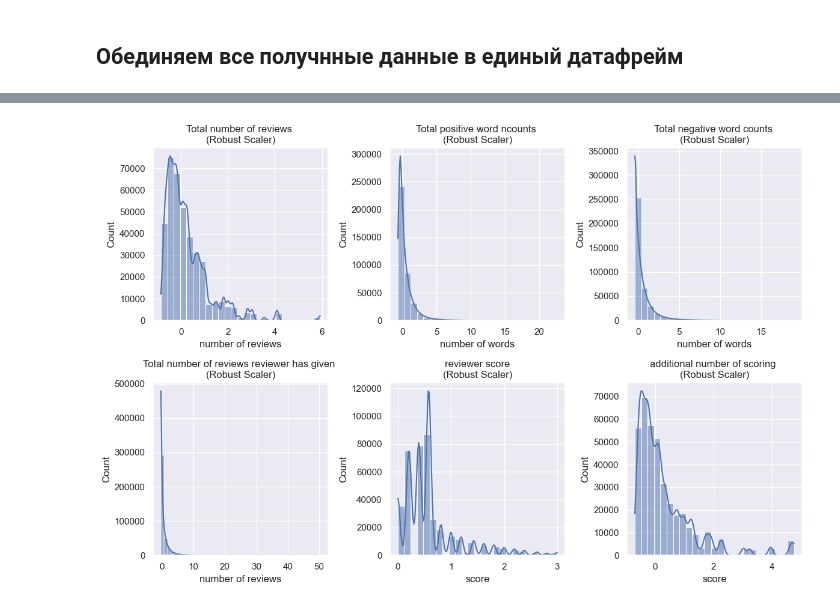
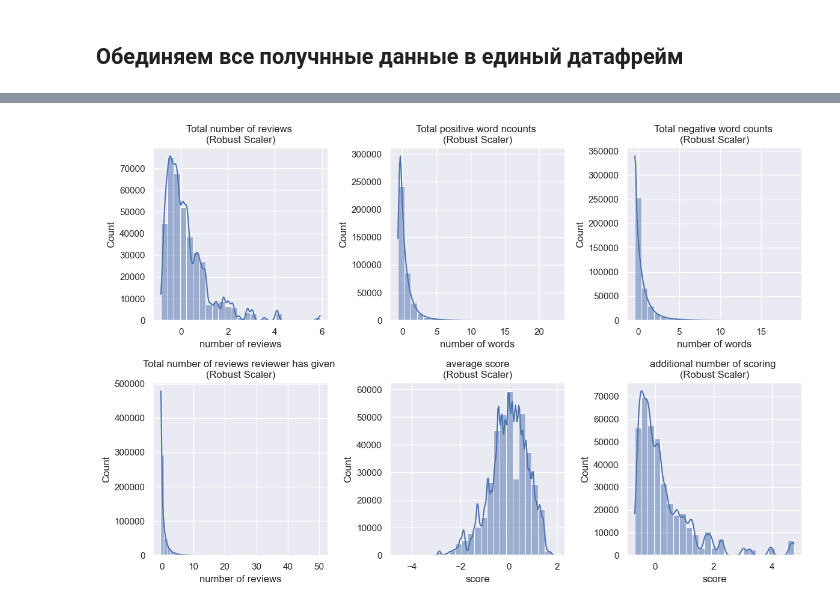
Before and after one commit to YarikKa2/EDA_Feature_Engineering__StudyProject_3, a Jupyter notebook: code/EDA_FeatureEng.ipynb, the cells around one changed output, grey strips where cells are left out. Drawn from its saved outputs; the diff is of its cells as text; code cells hidden in the pictures.

```diff
--- a/code/EDA_FeatureEng.ipynb
+++ b/code/EDA_FeatureEng.ipynb
@@ -61,7 +61,7 @@ memory usage: 47.2+ MB
 # Записываем категориальные признаки в отдельный датафрейм
 ObjDataHotel = hotels_data[['hotel_address', 'hotel_name',
                             'reviewer_nationality', 'negative_review',
-                            'positive_review', 'tags', 'days_since_review']]
+                            'positive_review', 'tags']]
 
 
 # Из признака 'hotel_address' мы можем извлечь название страны
@@ -615,0 +692,10 @@ NumDataHotel
+# %%
+# Выделяем столбцы с числовыми переменными в отдельный датафрейм
+NumDataHotel = hotels_data.drop(['hotel_address', 'hotel_name', 'lat', 'lng',
+                            'reviewer_nationality', 'negative_review',
+                            'positive_review', 'tags', 'reviewer_score'], axis=1)
+
+NumDataHotel['days_since_review'] =\
+    NumDataHotel['days_since_review'].apply(lambda x: int(re.findall(r'\d+', x)[0]))
+
+NumDataHotel
@@ -640,26 +783,29 @@ def Scaler(DataFrame, Feature, alpha=0.05):
         # Возвращаем модифицированный признак
         return data_mod
 # %%
+# С помощью функции Scaler преобразуем признаки и записваем их в формате pd.Series
+
+# 'total_number_of_reviews
 TNOR_rs = Scaler(DataFrame=NumDataHotel,
                  Feature='total_number_of_reviews')
 
-
+# 'review_total_positive_word_counts
 RTPWC_rs = Scaler(DataFrame=NumDataHotel,
                  Feature='review_total_positive_word_counts')
 
-
+# 'review_total_negative_word_counts
 RTNWC_rs = Scaler(DataFrame=NumDataHotel,
                  Feature='review_total_negative_word_counts')
 
-
+#'total_number_of_reviews_reviewer_has_given
 TNORRHG_rs = Scaler(DataFrame=NumDataHotel,
                  Feature='total_number_of_reviews_reviewer_has_given')
 
+# 'average_score'
+AS_rs = Scaler(DataFrame=NumDataHotel,
+                 Feature='average_score')
 
-RS_rs = Scaler(DataFrame=NumDataHotel,
-                 Feature='reviewer_score')
-
-
+# 'additional_number_of_scoring'
 ANOS_rs = Scaler(DataFrame=NumDataHotel,
                  Feature='additional_number_of_scoring')
 # %% [output]
@@ -672,4 +837,5 @@ additional_number_of_scoring Shapiro P-value < 0.05. Применяю RobustScal
 # %%
+# Отображаем распределение признаков в виде гистограмм
 fig, ax = plt.subplots(nrows=2, ncols=3, figsize=(12, 8))
 
 
@@ -699,34 +865,34 @@ RTNWC_hist.set(title='Total negative word counts \n(Robust Scaler)',
              xlabel='number of words')
 ################################################################################
 
 
 # Распределение признака total_number_of_reviews_reviewer_has_given
 TNORRHG_hist = sns.histplot(data=TNORRHG_rs, kde=True, bins=50,
                             legend=False, ax=ax[1, 0])
 
 TNORRHG_hist.set(title='Total number of reviews reviewer has given \n(Robust Scaler)',
              xlabel='number of reviews')
 ################################################################################
 
 
-# Распределение признака reviewer_score
-RS_hist = sns.histplot(data=RS_rs, kde=True, bins=25,
+# Распределение признака average_score
+AS_hist = sns.histplot(data=AS_rs, kde=True, bins=25,
                        legend=False, ax=ax[1, 1])
 
-RS_hist.set(title='reviewer score\n(Robust Scaler)',
+AS_hist.set(title='average score\n(Robust Scaler)',
              xlabel='score')
 ################################################################################
 
 
 # Распределение признака additional_number_of_scoring
 ANOS_hist = sns.histplot(data=ANOS_rs, kde=True, bins=25,
                          legend=False, ax=ax[1, 2])
 
 ANOS_hist.set(title='additional number of scoring \n(Robust Scaler)',
               xlabel='score')
 
 
 fig.tight_layout()
 fig.show()
 # %% [output]
-[figure, old version]
+[figure, new version]
```
Also changed, not shown: parts of 25 cells of this notebook, 1 other file.
